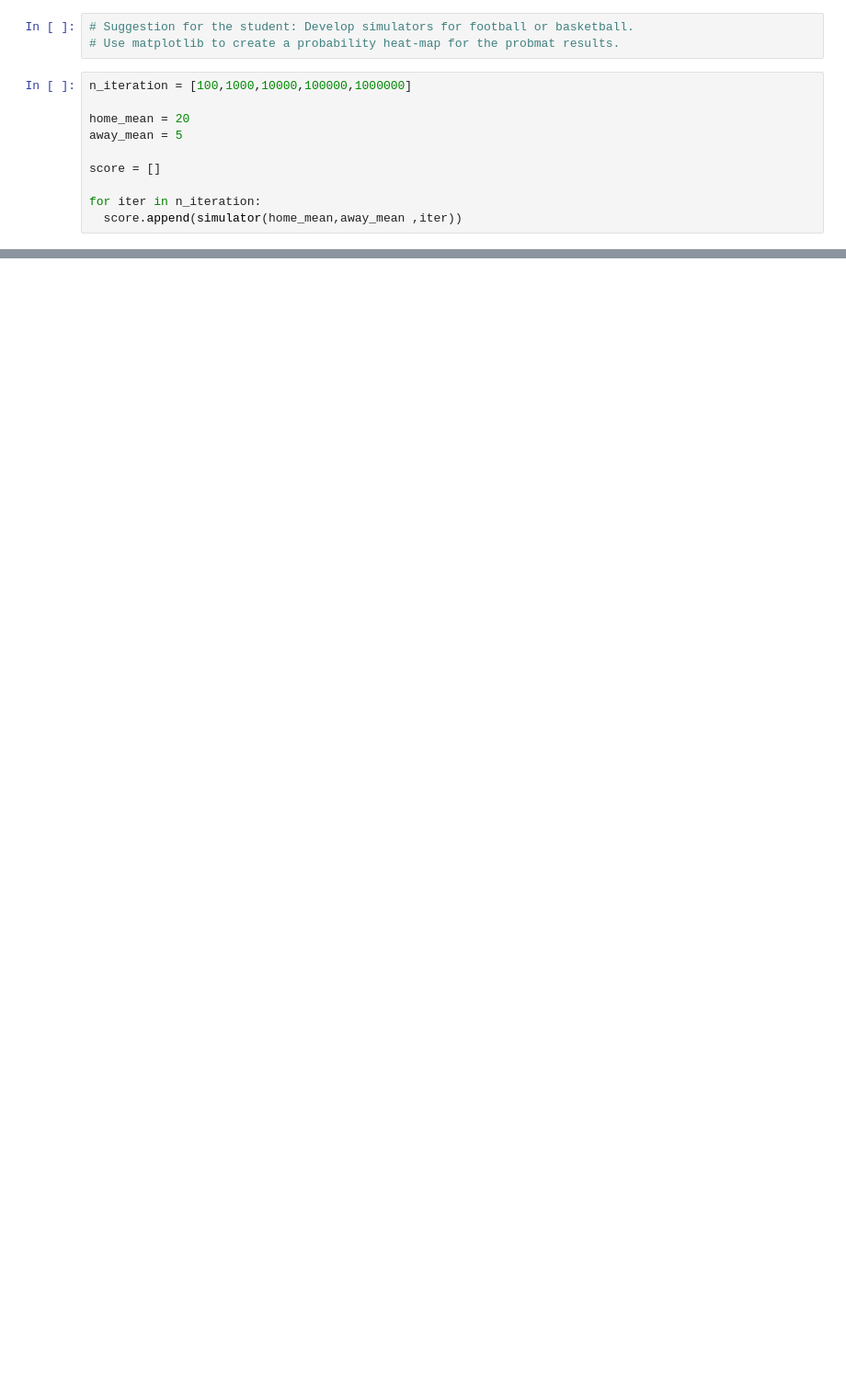
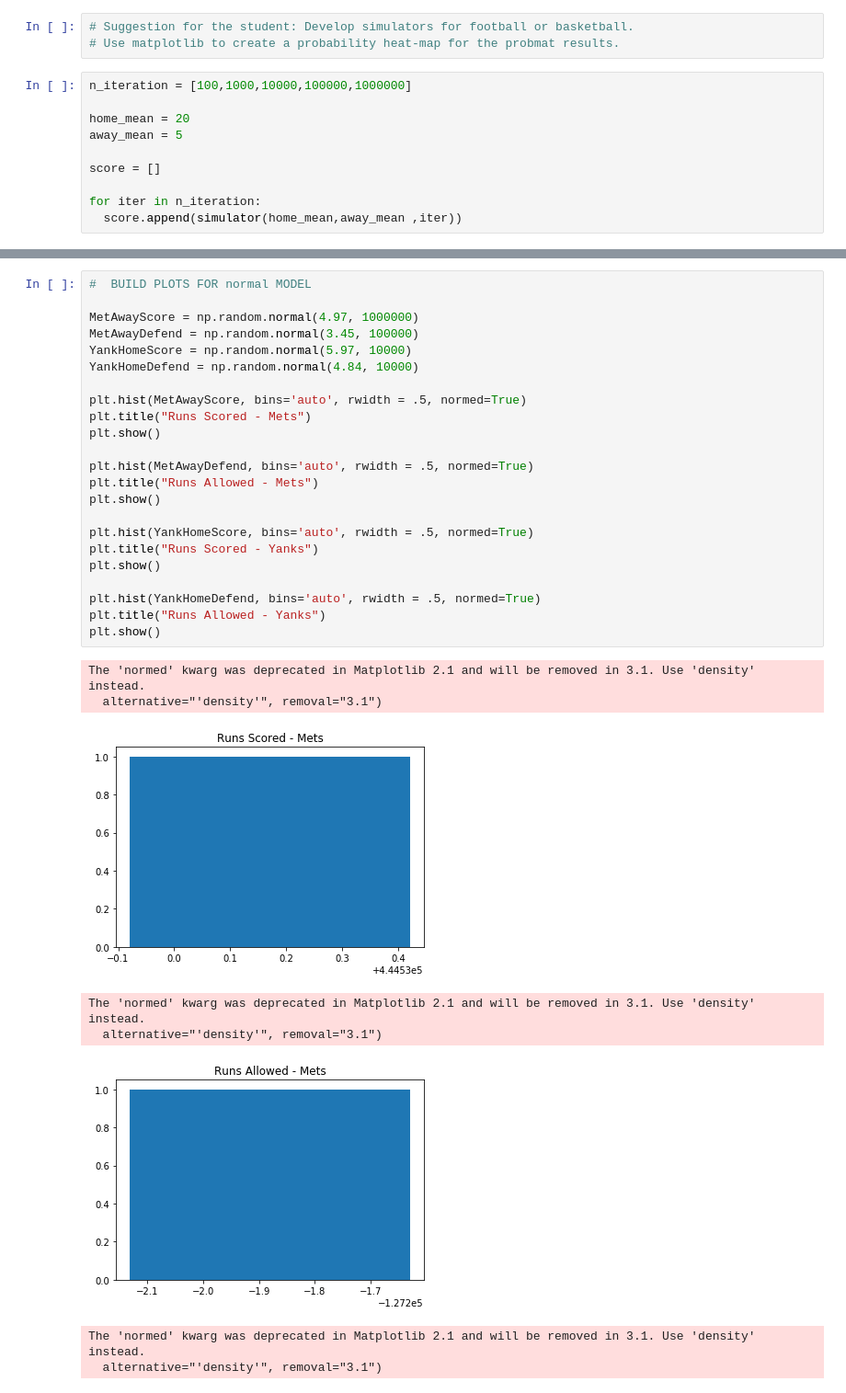
Before and after one commit to ismailwale/Case_Studies, a Jupyter notebook: Sport_Team_Simulation.ipynb, the cells around one changed output, grey strips where cells are left out. Shown at 92% size. Saved outputs shown, nothing was run; the diff lists cells and outputs as text; blank space fills up the shorter version.

```diff
--- a/Sport_Team_Simulation.ipynb
+++ b/Sport_Team_Simulation.ipynb
@@ -183,0 +220,32 @@ plt.show()
+# %%
+#  BUILD PLOTS FOR normal MODEL
+
+MetAwayScore = np.random.normal(4.97, 1000000)
+MetAwayDefend = np.random.normal(3.45, 100000)
+YankHomeScore = np.random.normal(5.97, 10000)
+YankHomeDefend = np.random.normal(4.84, 10000)
+
+plt.hist(MetAwayScore, bins='auto', rwidth = .5, normed=True)
+plt.title("Runs Scored - Mets")
+plt.show()
+
+plt.hist(MetAwayDefend, bins='auto', rwidth = .5, normed=True)
+plt.title("Runs Allowed - Mets")
+plt.show()
+
+plt.hist(YankHomeScore, bins='auto', rwidth = .5, normed=True)
+plt.title("Runs Scored - Yanks")
+plt.show()
+
+plt.hist(YankHomeDefend, bins='auto', rwidth = .5, normed=True)
+plt.title("Runs Allowed - Yanks")
+plt.show()
+# %% [output]
+The 'normed' kwarg was deprecated in Matplotlib 2.1 and will be removed in 3.1. Use 'density' instead.
+  alternative="'density'", removal="3.1")
+[figure, added]
+The 'normed' kwarg was deprecated in Matplotlib 2.1 and will be removed in 3.1. Use 'density' instead.
+  alternative="'density'", removal="3.1")
+[figure, added]
+The 'normed' kwarg was deprecated in Matplotlib 2.1 and will be removed in 3.1. Use 'density' instead.
+  alternative="'density'", removal="3.1")
```
Also changed, not shown: parts of 8 cells of this notebook.
